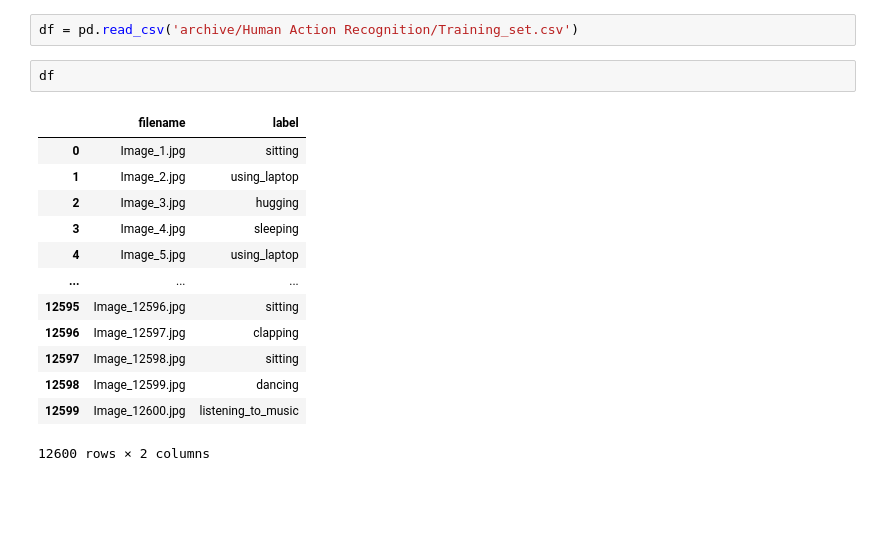
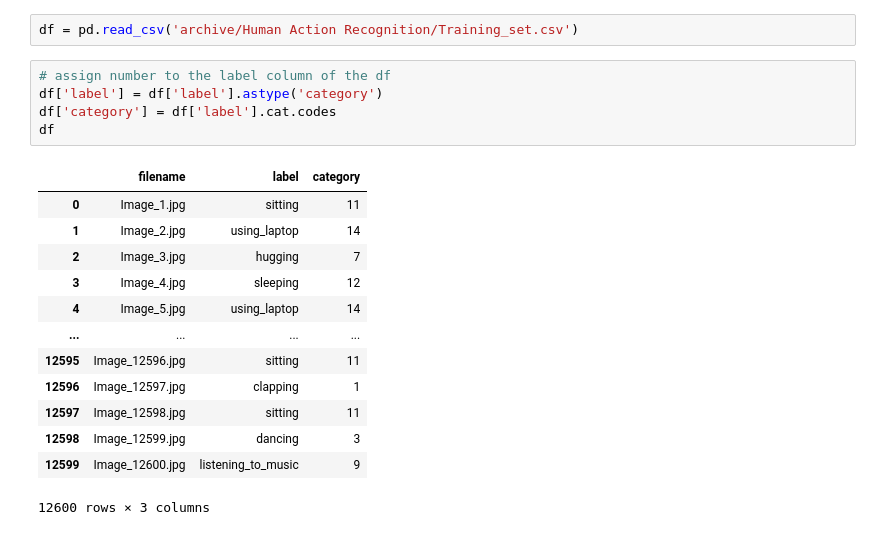
Before and after one commit to Vatsal-Sharma2003/HUMAN-POSE-ESTIMATION-USING-MACHINE-LEARNING, a Jupyter notebook: HRD.ipynb, the cells around one changed output. Drawn from its saved outputs; the diff is of its cells as text; blank space fills up the shorter version.

```diff
--- a/HRD.ipynb
+++ b/HRD.ipynb
@@ -423,19 +423,22 @@ plt.ylim(0,1)
 [figure]
 # %%
 df = pd.read_csv('archive/Human Action Recognition/Training_set.csv')
-# %%
-df
-# %% [output]
-|  | filename | label |
-| 0 | Image_1.jpg | sitting |
-| 1 | Image_2.jpg | using_laptop |
-| 2 | Image_3.jpg | hugging |
-| 3 | Image_4.jpg | sleeping |
-| 4 | Image_5.jpg | using_laptop |
-| ... | ... | ... |
-| 12595 | Image_12596.jpg | sitting |
-| 12596 | Image_12597.jpg | clapping |
-| 12597 | Image_12598.jpg | sitting |
-| 12598 | Image_12599.jpg | dancing |
-| 12599 | Image_12600.jpg | listening_to_music |
-12600 rows × 2 columns
+# %%
+# assign number to the label column of the df
+df['label'] = df['label'].astype('category')
+df['category'] = df['label'].cat.codes
+df
+# %% [output]
+|  | filename | label | category |
+| 0 | Image_1.jpg | sitting | 11 |
+| 1 | Image_2.jpg | using_laptop | 14 |
+| 2 | Image_3.jpg | hugging | 7 |
+| 3 | Image_4.jpg | sleeping | 12 |
+| 4 | Image_5.jpg | using_laptop | 14 |
+| ... | ... | ... | ... |
+| 12595 | Image_12596.jpg | sitting | 11 |
+| 12596 | Image_12597.jpg | clapping | 1 |
+| 12597 | Image_12598.jpg | sitting | 11 |
+| 12598 | Image_12599.jpg | dancing | 3 |
+| 12599 | Image_12600.jpg | listening_to_music | 9 |
+12600 rows × 3 columns
```
Also changed, not shown: parts of 4 cells of this notebook.
